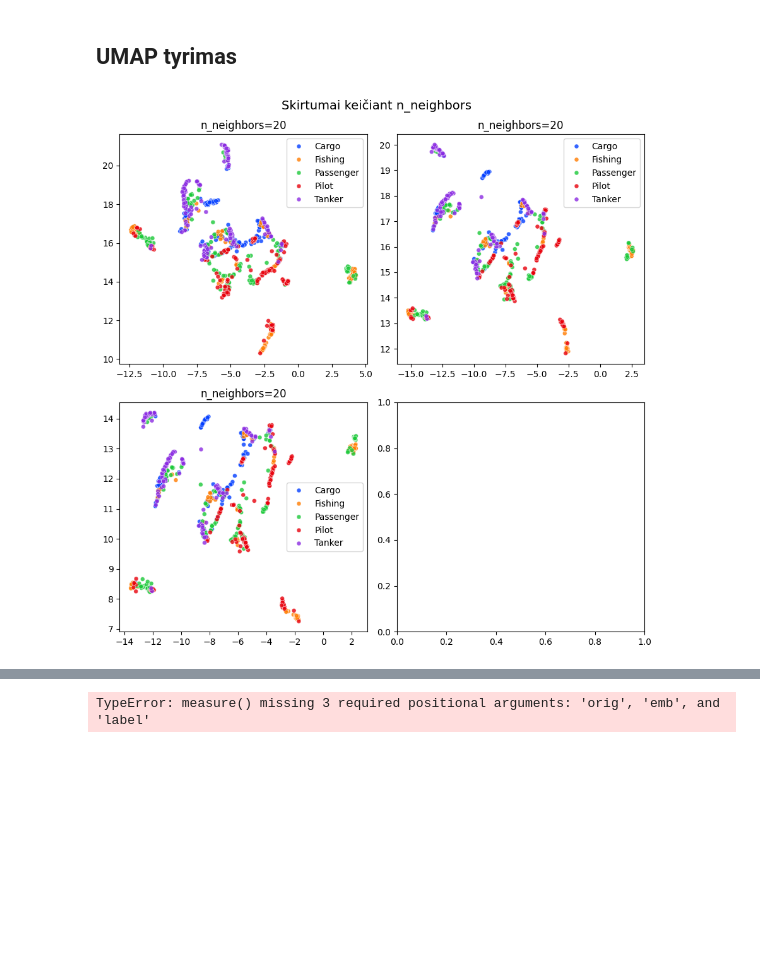
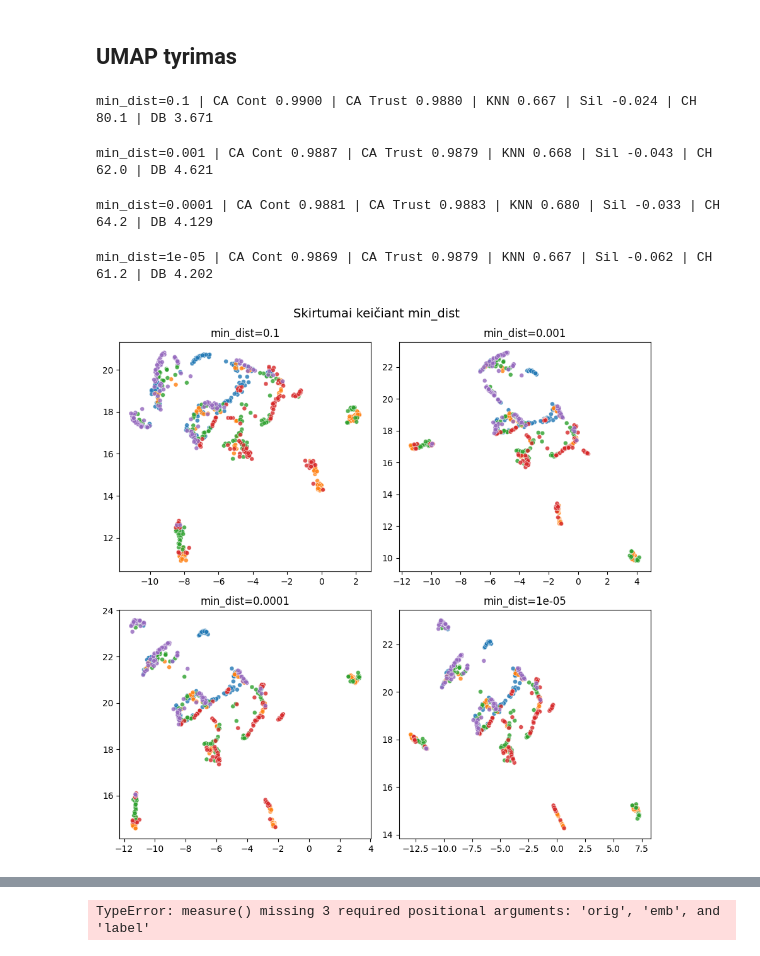
Before and after one commit to lukasjanusauskas/ais-duomenu-vizualizavimas, a Jupyter notebook: 3Lab-eksperimentai.ipynb, the cells around one changed output, grey strips where cells are left out. Cells and saved outputs as stored; diff of their text form; code cells hidden in the pictures; blank space fills up the shorter version.

Commit message:
not finished umap

```diff
--- a/3Lab-eksperimentai.ipynb
+++ b/3Lab-eksperimentai.ipynb
@@ -295,13 +376,20 @@ def plot_umap(data, n_neighbors=20, min_dist=0.01, ax=None, var='n_neighbors'):
 # %%
-min_distances = [0.1, 0.001, 0.00001]
+min_distances = [0.1, 0.001, 0.0001, 0.00001]
+
+
 fig, axs = plt.subplots(2, 2, figsize=(9, 9))
 axs = axs.flatten()
-fig.suptitle('Skirtumai keičiant n_neighbors', fontsize=14)
+
+fig.suptitle('Skirtumai keičiant min_dist', fontsize=14)
 
 for i, n in enumerate(min_distances):
-    plot_umap(data=dist_mat, min_dist=n, ax=axs[i])
+    plot_umap(data=dist_mat, min_dist=n, ax=axs[i], var='min_dist')
 
 plt.tight_layout()
 plt.show()
 # %% [output]
+min_dist=0.1 | CA Cont 0.9900 | CA Trust 0.9880 | KNN 0.667 | Sil -0.024 | CH 80.1 | DB 3.671
+min_dist=0.001 | CA Cont 0.9887 | CA Trust 0.9879 | KNN 0.668 | Sil -0.043 | CH 62.0 | DB 4.621
+min_dist=0.0001 | CA Cont 0.9881 | CA Trust 0.9883 | KNN 0.680 | Sil -0.033 | CH 64.2 | DB 4.129
+min_dist=1e-05 | CA Cont 0.9869 | CA Trust 0.9879 | KNN 0.667 | Sil -0.062 | CH 61.2 | DB 4.202
-[figure, old version]
+[figure, new version]
```
Also changed, not shown: parts of 16 cells of this notebook.
